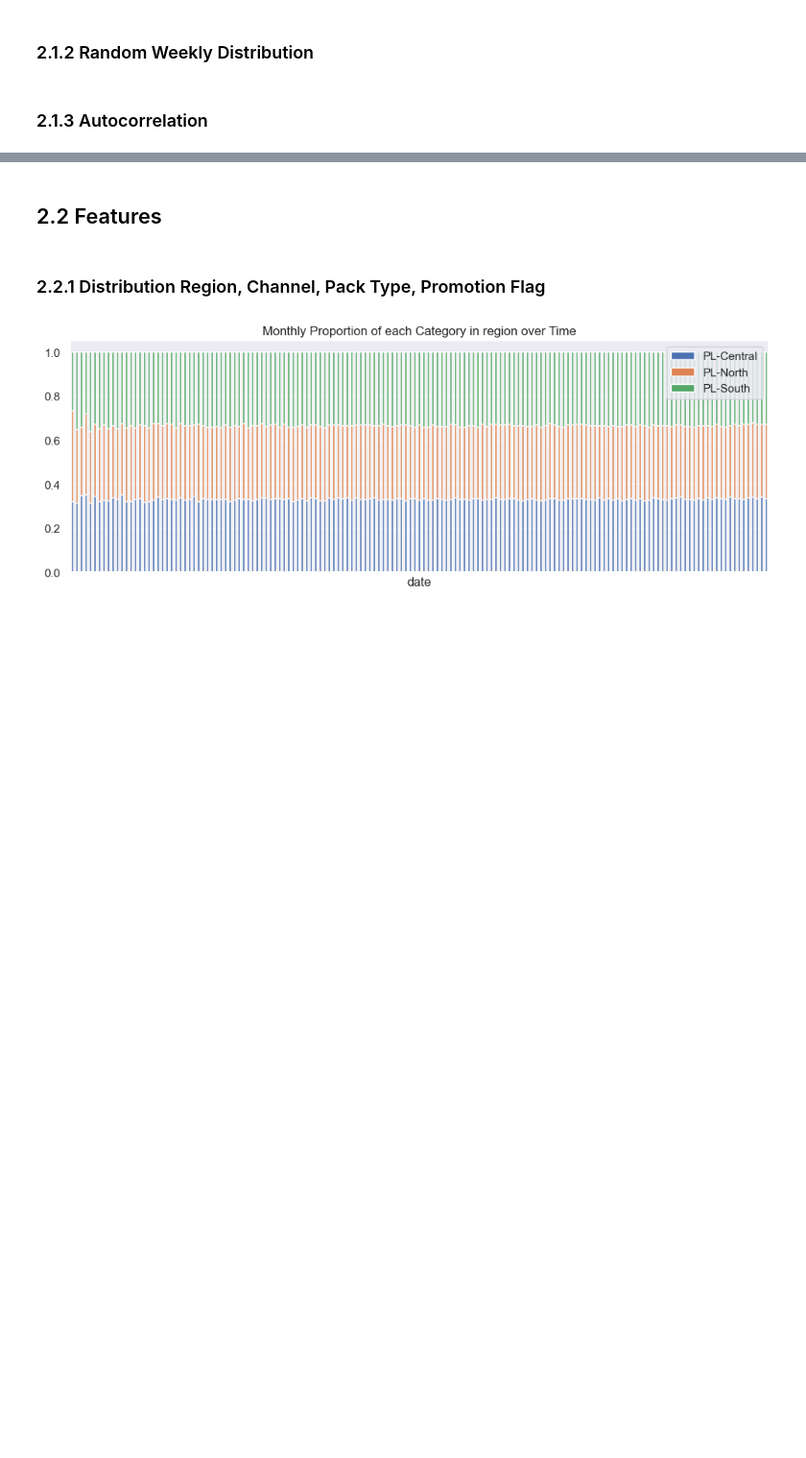
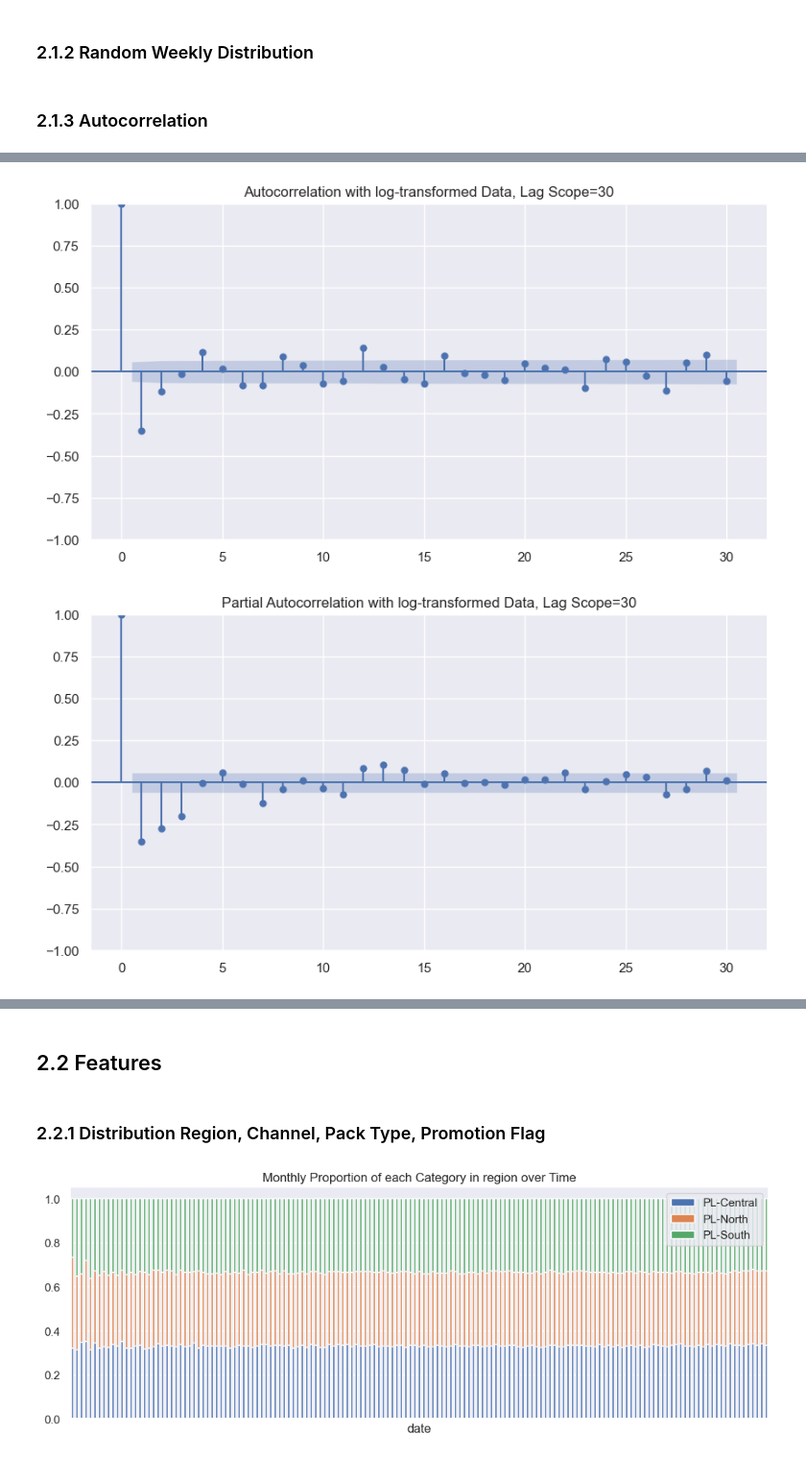
Before and after one commit to emsif84/sales_forecasting, a Jupyter notebook: Forecasting/1_eda/eda.ipynb, the cells around one changed output, grey strips where cells are left out. Shown at 96% size. Drawn from its saved outputs; the diff is of its cells as text; code cells hidden in the pictures; blank space fills up the shorter version.

```diff
--- a/Forecasting/1_eda/eda.ipynb
+++ b/Forecasting/1_eda/eda.ipynb
@@ -193,3 +212,13 @@ Text(0.5, 1.0, 'Partial Autocorrelation with log-transformed Data')
+# %%
+# Plot ACF / PACF
+lags = 30
+acf_plot = plot_acf(data_decompose, lags=30)
+plt.title(f"Autocorrelation with log-transformed Data, Lag Scope={lags}")
+pacf_plot = plot_pacf(data_decompose, lags=30)
+plt.title(f"Partial Autocorrelation with log-transformed Data, Lag Scope={lags}");
+# %% [output]
+[figure, added]
+[figure, added]
 # %%
 # Plot decomposed Data
 data_decompose.plot(title="Data Decomposed");
```
Also changed, not shown: parts of 9 cells of this notebook.
